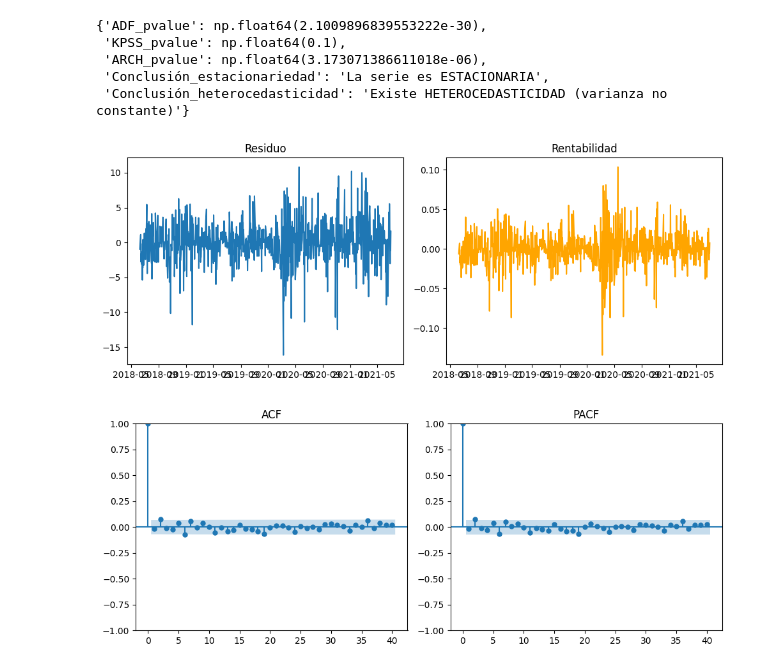
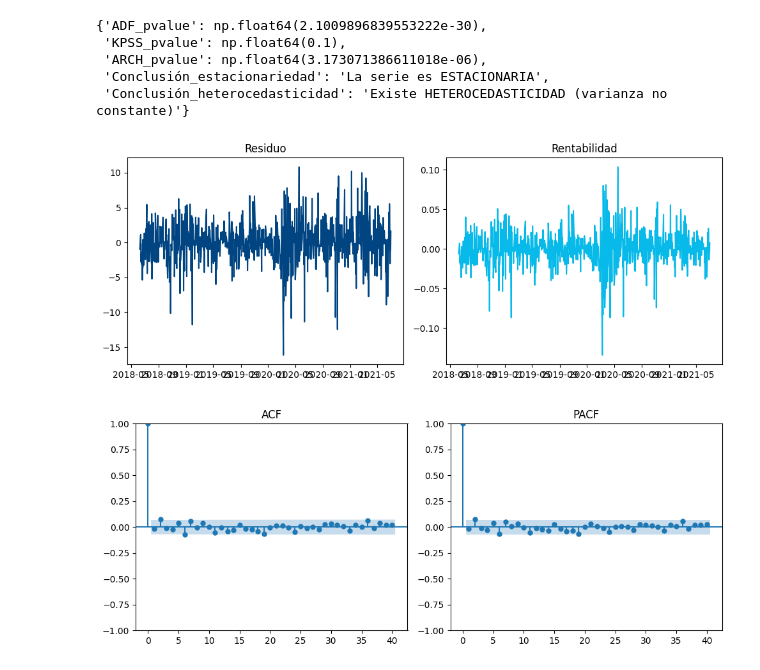
Before and after one commit to LanderAgirre/Reto_09_Azul_Oscuro, a Jupyter notebook: 4.Data_Science.ipynb, the cells around one changed output. Cells and saved outputs as stored; diff of their text form; code cells hidden in the pictures.

```diff
--- a/4.Data_Science.ipynb
+++ b/4.Data_Science.ipynb
@@ -421,20 +421,20 @@ look-up table. The actual p-value is greater than the p-value returned.
 # %%
 datos_cartera['rent_cat'] = datos_cartera['CAT'].pct_change()
 import matplotlib.pyplot as plt
 import numpy as np
 
 fig, axes = plt.subplots(1, 2, figsize=(10, 4))
 
-axes[0].plot(datos_cartera['residuo_CAT'])
+axes[0].plot(datos_cartera['residuo_CAT'], color='#004481')
 axes[0].set_title("Residuo")
 
-axes[1].plot(datos_cartera['rent_cat'], color='orange')
+axes[1].plot(datos_cartera['rent_cat'], color='#08BAE9')
 axes[1].set_title("Rentabilidad")
 
 plt.tight_layout()
 plt.show()
 # %% [output]
-[figure, old version]
+[figure, new version]
 # %%
 fig, axes = plt.subplots(1, 2, figsize=(10, 4))
 
```
Also changed, not shown: parts of 2 cells of this notebook.
